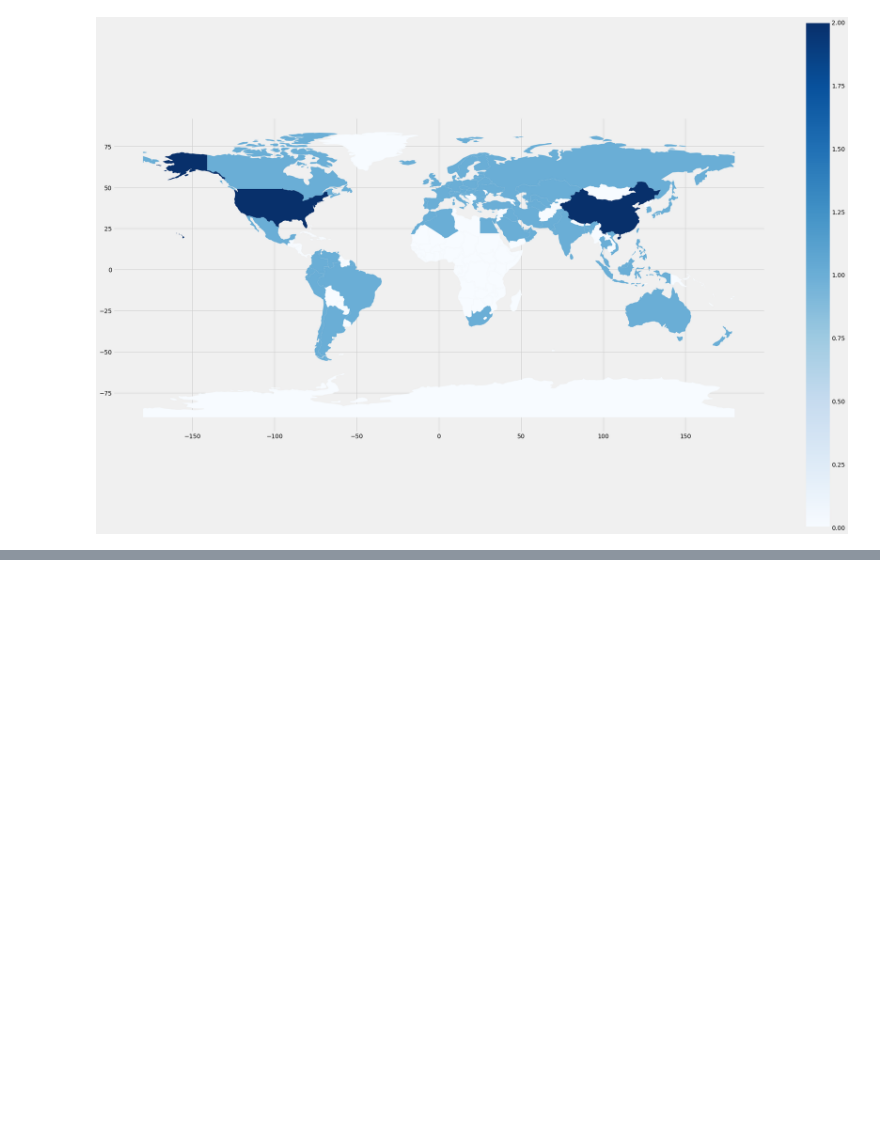
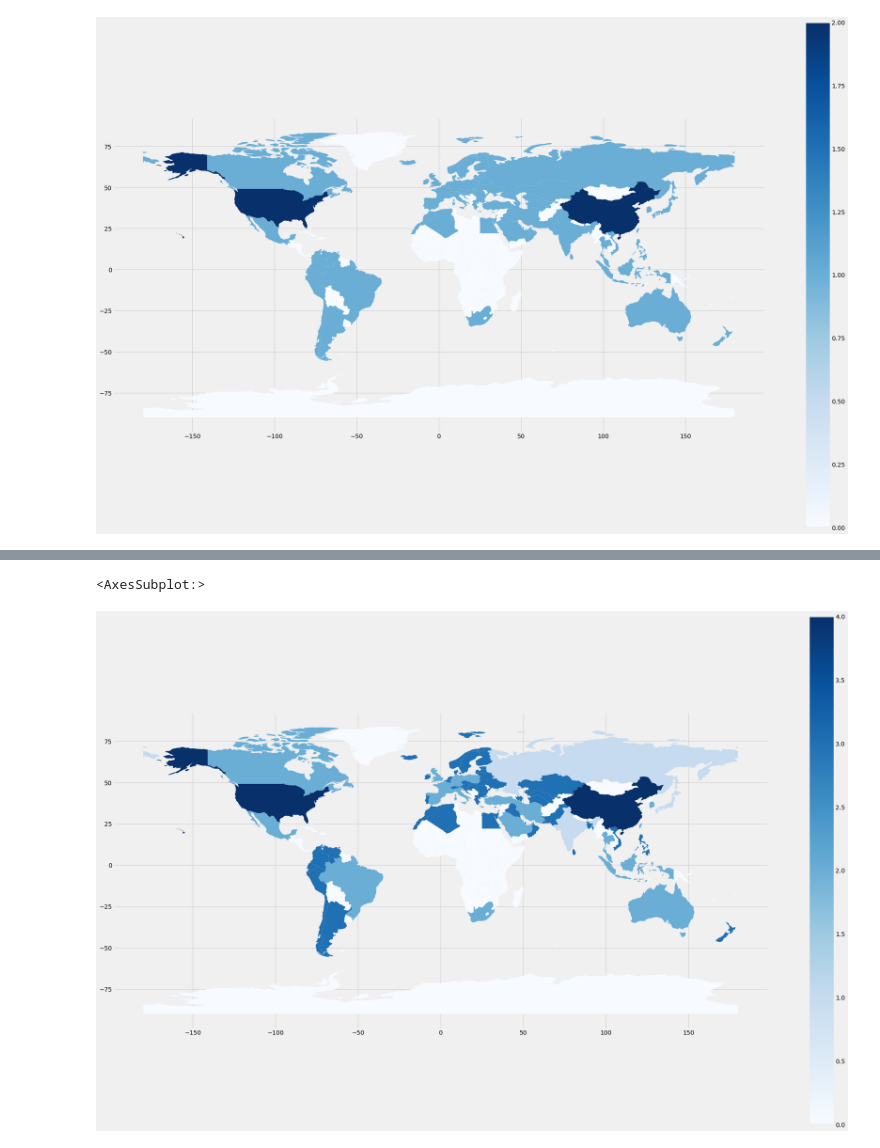
Before and after one commit to kirastain/BP-energy-analysis, a Jupyter notebook: Untitled.ipynb, the cells around one changed output, grey strips where cells are left out. Saved outputs shown, nothing was run; the diff lists cells and outputs as text; code cells hidden in the pictures; blank space fills up the shorter version.

```diff
--- a/Untitled.ipynb
+++ b/Untitled.ipynb
@@ -262,0 +333,4 @@ data_2019[data_2019['labels'] > 1]
+# %%
+kmeans.labels_ += 1
+# %%
+data_2019_no_USC['labels'] = kmeans.labels_
@@ -262,0 +339,4 @@ data_2019[data_2019['labels'] > 1]
+# %%
+data_USC['labels'] = 4
+data_2019_no_USC = pd.concat([data_2019_no_USC, data_USC])
+data_2019_no_USC
@@ -301,0 +404,7 @@ complete_map.plot(column='labels', linewidth=0.5, cmap='Blues', legend=True, fig
+# %%
+merged = pd.merge(data_2019_no_USC, world, how='right', left_on='Country', right_on='name', indicator=True)
+merged = merged.drop(columns=['Country', 'Region'])
+merged[['coalcons_mtoe', 'gascons_mtoe', 'oilcons_mtoe', 'Total']] = merged[['coalcons_mtoe', 'gascons_mtoe', 'oilcons_mtoe', 'Total']].fillna(-1)
+merged[['labels']] = merged[['labels']].fillna(0)
+complete_map = gpd.GeoDataFrame(merged)
+complete_map.head()
@@ -301,0 +418,5 @@ complete_map.plot(column='labels', linewidth=0.5, cmap='Blues', legend=True, fig
+# %%
+complete_map.plot(column='labels', linewidth=0.5, cmap='Blues', legend=True, figsize=[30,20])
+# %% [output]
+<AxesSubplot:>
+[figure, added]
```
Also changed, not shown: parts of 14 cells of this notebook.
